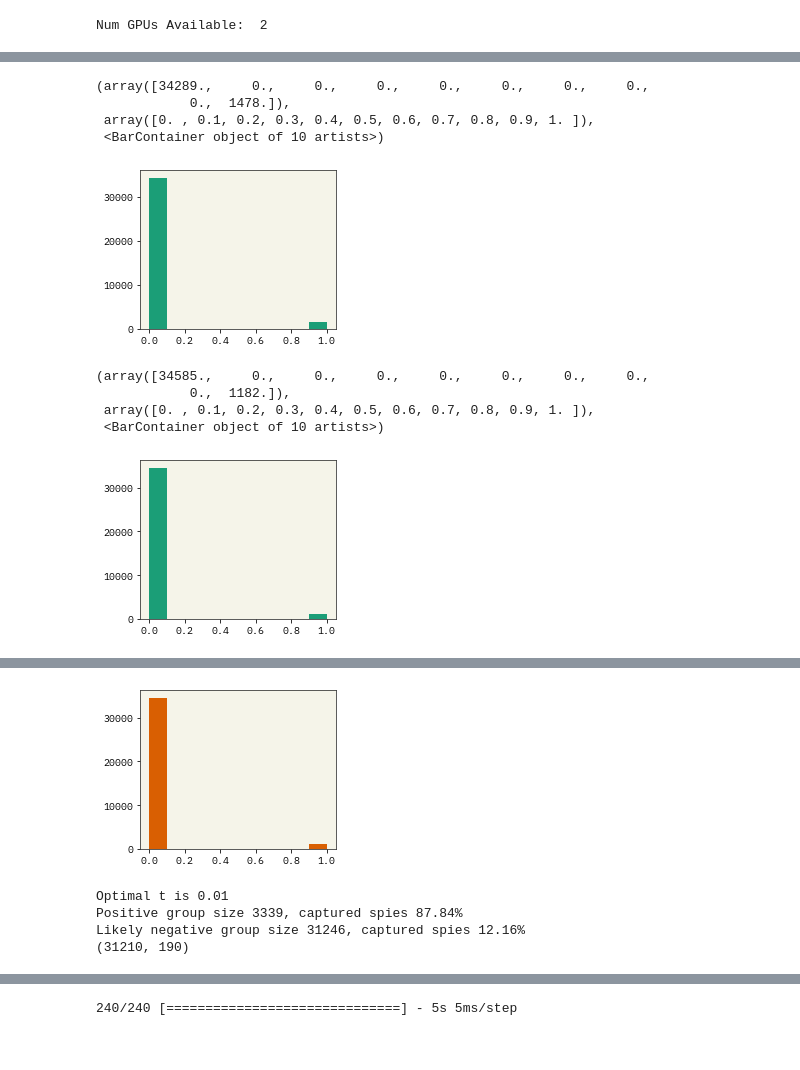
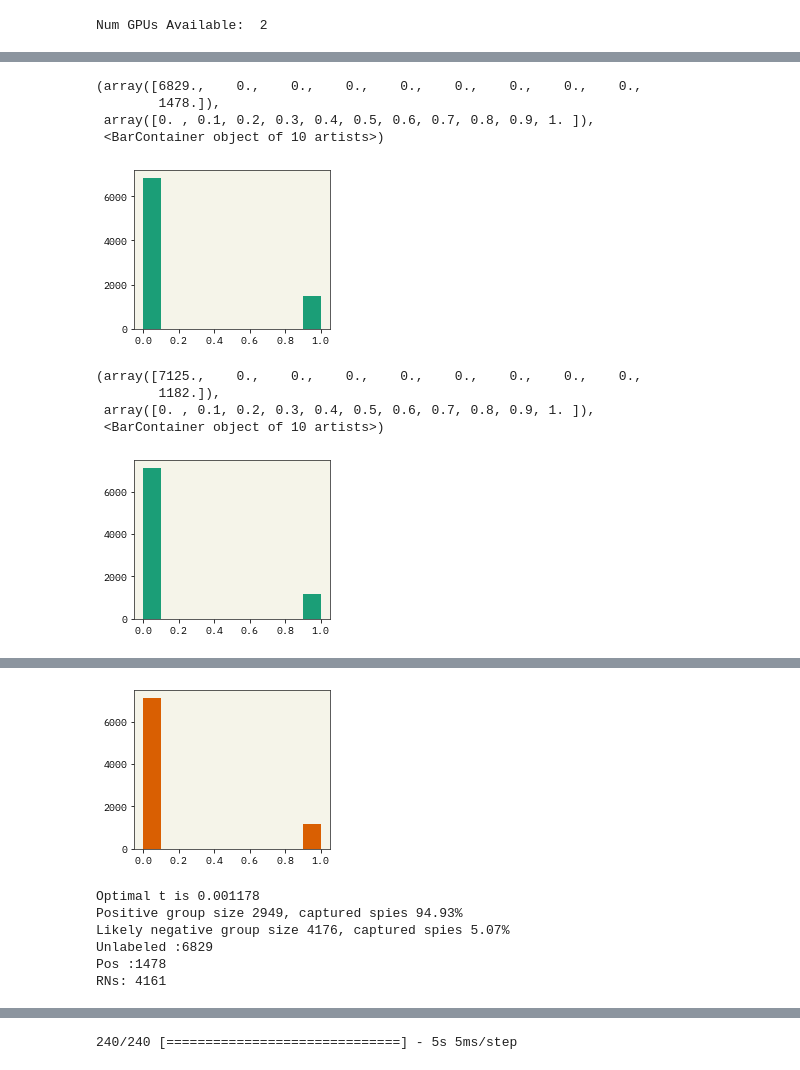
Before and after one commit to ur-whitelab/pu-peptides, a Jupyter notebook: ml/hemo/ulabeled_generation_test.ipynb, the cells around one changed output, grey strips where cells are left out. Saved outputs shown, nothing was run; the diff lists cells and outputs as text; code cells hidden in the pictures.

```diff
--- a/ml/hemo/ulabeled_generation_test.ipynb
+++ b/ml/hemo/ulabeled_generation_test.ipynb
@@ -189,18 +189,18 @@ class MixedLibrary(BaseSequence):
         self.libsize = len(self.sequences)
         self.nums = {k: self.names.count(k) for k in self.nums.keys()}  # update the number of sequences for every class
 # %%
-pos_data_lengths = np.count_nonzero(pos_data, axis=1)
-max_length = pos_data.shape[1]
-def encoder(seq, max_length=200):
-    alphabet = ['A','R','N','D','C','Q','E','G','H','I', 'L','K','M','F','P','S','T','W','Y','V']
-    vec = np.zeros(max_length)
-    for i,l in enumerate(seq):
-        vec[i] = alphabet.index(l) + 1
-    return vec
+# pos_data_lengths = np.count_nonzero(pos_data, axis=1)
+# max_length = pos_data.shape[1]
+# def encoder(seq, max_length=200):
+#     alphabet = ['A','R','N','D','C','Q','E','G','H','I', 'L','K','M','F','P','S','T','W','Y','V']
+#     vec = np.zeros(max_length)
+#     for i,l in enumerate(seq):
+#         vec[i] = alphabet.index(l) + 1
+#     return vec
 
 
 # from modlamp.sequences import Random
-# lib = MixedLibrary(3000, lenmin=4, lenmax=max_length)
+# lib = MixedLibrary(6000, lenmin=4, lenmax=max_length)
 # lib.generate_sequences()
 # sampled_seqs = lib.sequences
 # print(len(sampled_seqs))
@@ -221,5 +220,6 @@ np.mean(np.count_nonzero(pos_data, axis=1))
 # %%
 def build_fakes(n, data, max_length=200):
+    # PDAUG: a Galaxy based toolset for peptide  library analysis, visualization, and machine learning modeling (READ this for writing in paper)
     result = []
     for _ in range(n):
         # sample this many subsequences
@@ -227,20 +227,25 @@ def build_fakes(n, data, max_length=200):
         avg_data_lengths = np.mean(np.count_nonzero(data, axis=1))
         k = np.clip(np.random.poisson(avg_data_lengths), 1, len(data) - 1)
         from scipy.stats import norm
-        k = np.clip(norm.ppf(np.random.random(1), loc=avg_data_lengths, scale=15).astype(int), 1, max_length)[0]
+        k = np.clip(norm.ppf(np.random.random(1), loc=avg_data_lengths, scale=30).astype(int), 1, max_length)[0]
 #         k = np.random.randint(1, max_length)
+#         print(f'k: {k}')
 
         idx = np.random.choice(range(len(data)), replace=False, size=k)
         seq = []
         lengths = []
-#         print(idx)
         # cut-up k into one new sequence
         for i in range(k):
-#             print(np.argmin(data[idx[i]]))
+#             print(f'\nargmin: {np.argmin(data[idx[i]])}')
+#             print(data[idx][i])
+
             if np.argmin(data[idx[i]]) > 1:
-                l = np.ceil(2 * np.random.randint(0, np.argmin(data[idx[i]])) / k).astype(int)
+                l = np.ceil(1 * np.random.randint(0, np.argmin(data[idx[i]])) / k).astype(int)
+#                 print(f'l: {l}')
                 lengths.append(l)
-                j = np.random.randint(0, max(np.argmin(data[idx[i]]) - lengths[i], 1))
+#                 j = np.random.randint(0, max(np.argmin(data[idx[i]]) - lengths[i], 1))
+                j = np.random.randint(0, np.argmin(data[idx[i]]) - lengths[i])
+
 
             else:
                 lengths.append(1)
@@ -263,7 +268,7 @@ def build_fakes(n, data, max_length=200):
         # break
     return np.array(result)
 
-sampled_vecs = build_fakes(pos_data.shape[0]*20, pos_data, max_length=150)
+sampled_vecs = build_fakes(pos_data.shape[0]*4, pos_data, max_length=100)
 print(sampled_vecs.shape)
 sampled_vecs = np.array(sampled_vecs)
 sampled_vecs = np.unique(sampled_vecs, axis=0)
@@ -486,11 +476,11 @@ X = np.vstack([X_train_positive, X_unlabeled])
 y = np.concatenate([np.ones(X_train_positive.shape[0]), np.zeros(X_unlabeled.shape[0])])
 plt.hist(y)
 # %% [output]
-(array([34289.,     0.,     0.,     0.,     0.,     0.,     0.,     0.,
-            0.,  1478.]),
+(array([6829.,    0.,    0.,    0.,    0.,    0.,    0.,    0.,    0.,
+        1478.]),
  array([0. , 0.1, 0.2, 0.3, 0.4, 0.5, 0.6, 0.7, 0.8, 0.9, 1. ]),
  <BarContainer object of 10 artists>)
-[figure, old version]
+[figure, new version]
 # %%
 # np.random.seed(seed)
 spied_rate = 0.2
@@ -499,11 +489,11 @@ X_train_with_spies, y_train_with_spies, true_X_train, true_y_train = spy(X_train
 model = build_model(None)
 plt.hist(y_train_with_spies)
 # %% [output]
-(array([34585.,     0.,     0.,     0.,     0.,     0.,     0.,     0.,
-            0.,  1182.]),
+(array([7125.,    0.,    0.,    0.,    0.,    0.,    0.,    0.,    0.,
+        1182.]),
  array([0. , 0.1, 0.2, 0.3, 0.4, 0.5, 0.6, 0.7, 0.8, 0.9, 1. ]),
  <BarContainer object of 10 artists>)
-[figure, old version]
+[figure, new version]
 # %%
 def train_model(X_train_with_spies, y_train_with_spies, batch_size=64, L=None):
     model = build_model(L)
@@ -564,6 +554,6 @@ def get_rn_unlabeled(y_prob, y_actual, rn_thresh, X):
 # %%
 training = True
 if training:
-    model = train_model(X_train_with_spies, y_train_with_spies, batch_size=256)
+    model = train_model(X_train_with_spies, y_train_with_spies, batch_size=32)
     y_hat = model.predict([true_X_train, np.array([counts_aa(xi) for xi in true_X_train])])
 # %% [output]
@@ -587,4 +577,4 @@ Epoch 47/200
-[figure, old version]
+[figure, new version]
 # %%
 def get_rn_unlabeled(y_prob, y_actual, rn_thresh, X, sort=False):
     """For each negative instance, check if the predicted probability
@@ -618,15 +608,19 @@ def get_rn_unlabeled(y_prob, y_actual, rn_thresh, X, sort=False):
     return np.array(rn_set), np.array(new_unlabelled)
 
 
-spied_tolerance = 0.00001
-RN_t = find_RN_threshold(y_hat, true_y_train, spied_tolerance=spied_tolerance, initial_t=0.01, added_t=0.000001)
+spied_tolerance = 0.05
+RN_t = find_RN_threshold(y_hat, true_y_train, spied_tolerance=spied_tolerance, initial_t=0.000001, added_t=0.000001)
 RN , new_X_unlabeled = get_rn_unlabeled(y_hat, true_y_train, RN_t, true_X_train,  sort=True)
-print(RN.shape)
+print(f'Unlabeled :{X_unlabeled.shape[0]}')
+print(f'Pos :{X_train_positive.shape[0]}')
+print(f'RNs: {RN.shape[0]}')
 # %% [output]
-Optimal t is 0.01
-Positive group size 3339, captured spies 87.84%
-Likely negative group size 31246, captured spies 12.16%
-(31210, 190)
+Optimal t is 0.001178
+Positive group size 2949, captured spies 94.93%
+Likely negative group size 4176, captured spies 5.07%
+Unlabeled :6829
+Pos :1478
+RNs: 4161
 # %%
 ## AA frequencies
 plt.figure(dpi=200)
```
Also changed, not shown: parts of 15 cells of this notebook.
